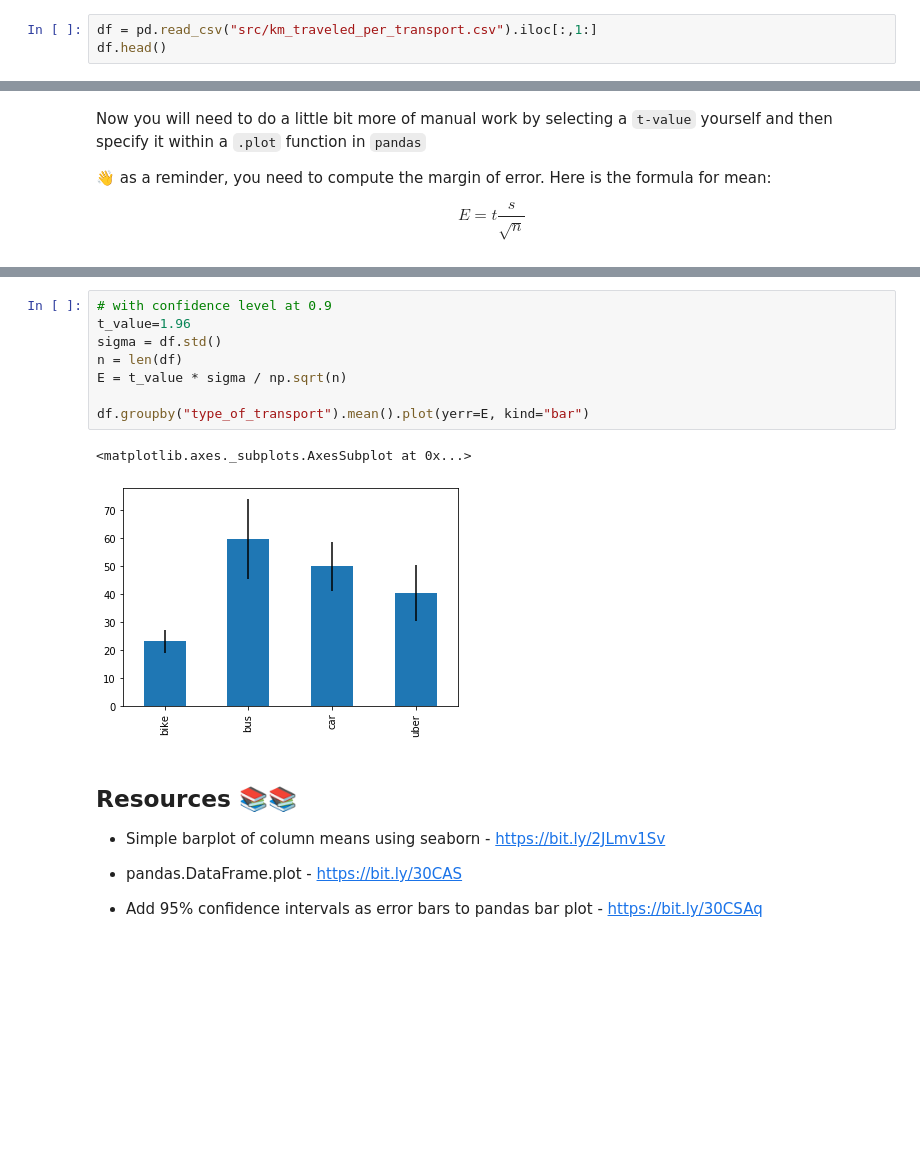
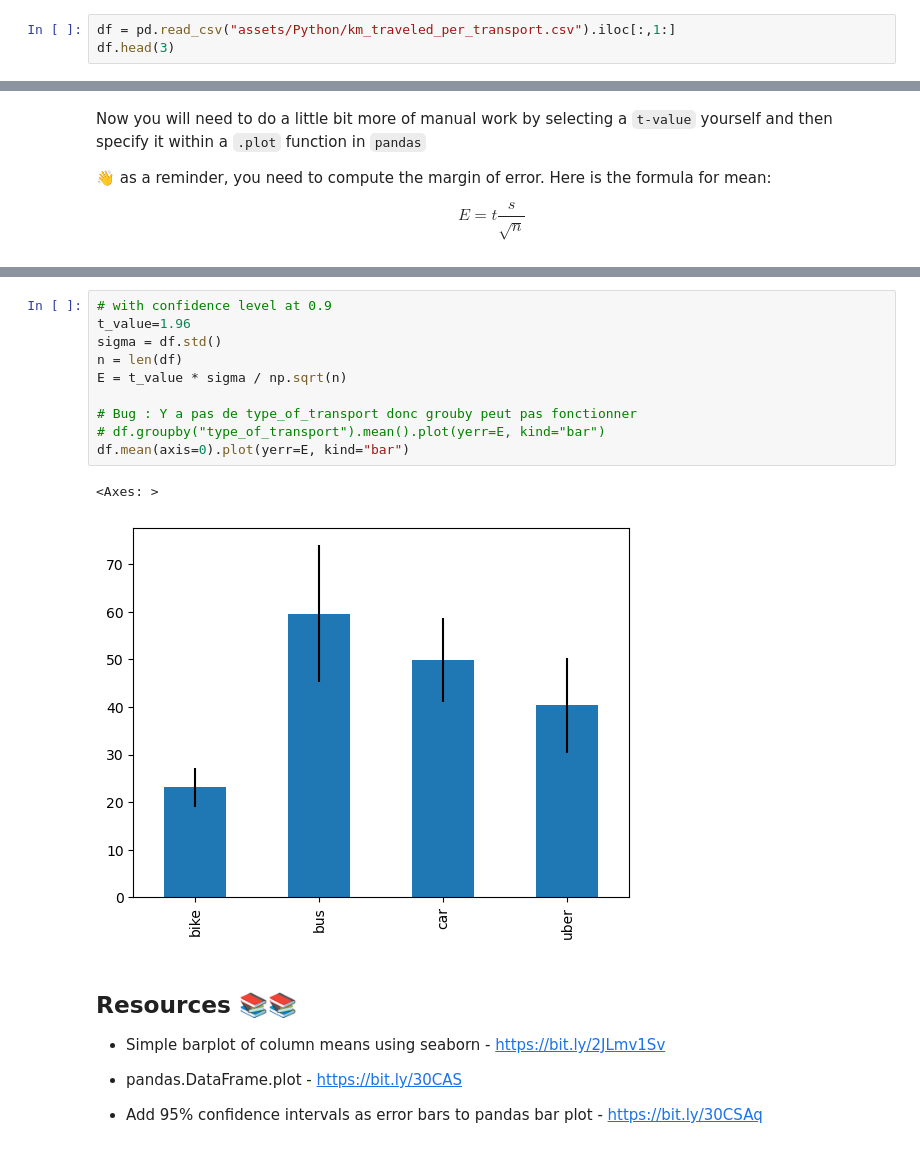
Before and after one commit to 40tude/Data_Essentials_Stage_Oct_2023, a Jupyter notebook: 04-Visualize_confidence_intervals_with_Seaborn.ipynb, the cells around one changed output, grey strips where cells are left out. Saved outputs shown, nothing was run; the diff lists cells and outputs as text; blank space fills up the shorter version.

Commit message:
correction bug type_of_transport

```diff
--- a/04-Visualize_confidence_intervals_with_Seaborn.ipynb
+++ b/04-Visualize_confidence_intervals_with_Seaborn.ipynb
@@ -68,8 +70,8 @@ Now we set up a confidence level $\alpha = 0.15$ and now we have way lower confi
 
 Now as a final note, your dataset won't always look like the one above. Sometimes, your categories will be in column just like the below dataset:
 # %%
-df = pd.read_csv("src/km_traveled_per_transport.csv").iloc[:,1:]
-df.head()
+df = pd.read_csv("assets/Python/km_traveled_per_transport.csv").iloc[:,1:]
+df.head(3)
 # %% [output]
 |  | bike | bus | car | uber |
 | 0 | 21 | 75 | 55 | 22 |
@@ -86,14 +95,16 @@ $$E = t \frac{s}{\sqrt{n}}$$
 # %%
 # with confidence level at 0.9
 t_value=1.96
 sigma = df.std()
 n = len(df)
 E = t_value * sigma / np.sqrt(n)
 
-df.groupby("type_of_transport").mean().plot(yerr=E, kind="bar")
+# Bug : Y a pas de type_of_transport donc grouby peut pas fonctionner
+# df.groupby("type_of_transport").mean().plot(yerr=E, kind="bar")
+df.mean(axis=0).plot(yerr=E, kind="bar")
 # %% [output]
-<matplotlib.axes._subplots.AxesSubplot at 0x...>
+<Axes: >
-[figure, old version]
+[figure, new version]
 # %% [markdown]
 ## Resources 📚📚
 
```
Also changed, not shown: parts of 5 cells of this notebook, 1 other file.
